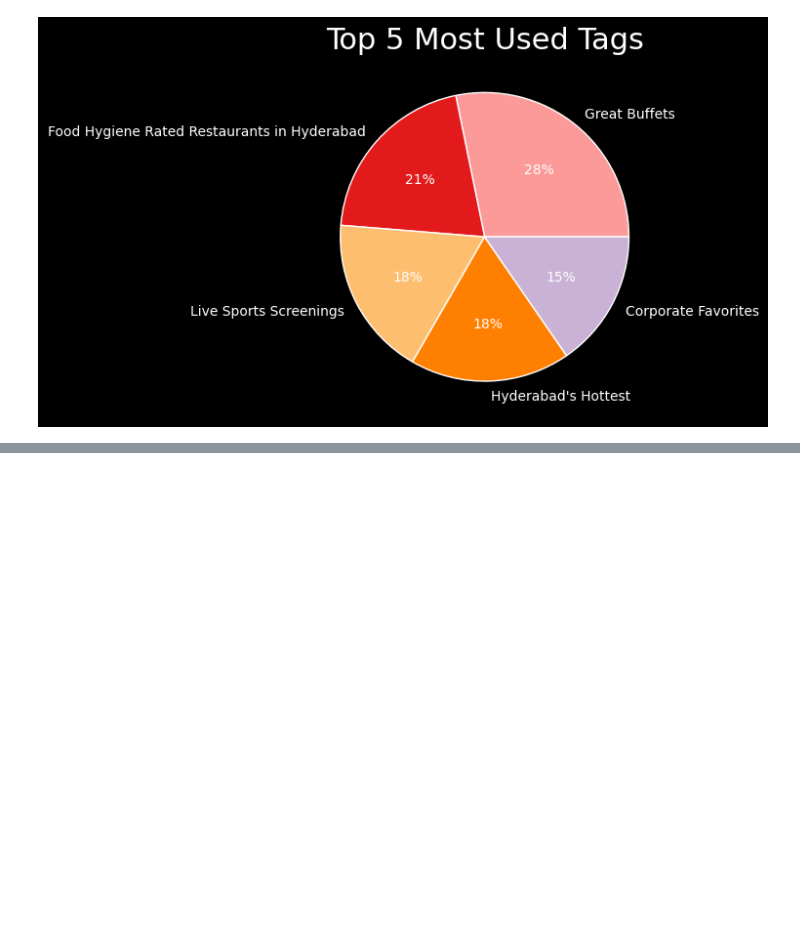
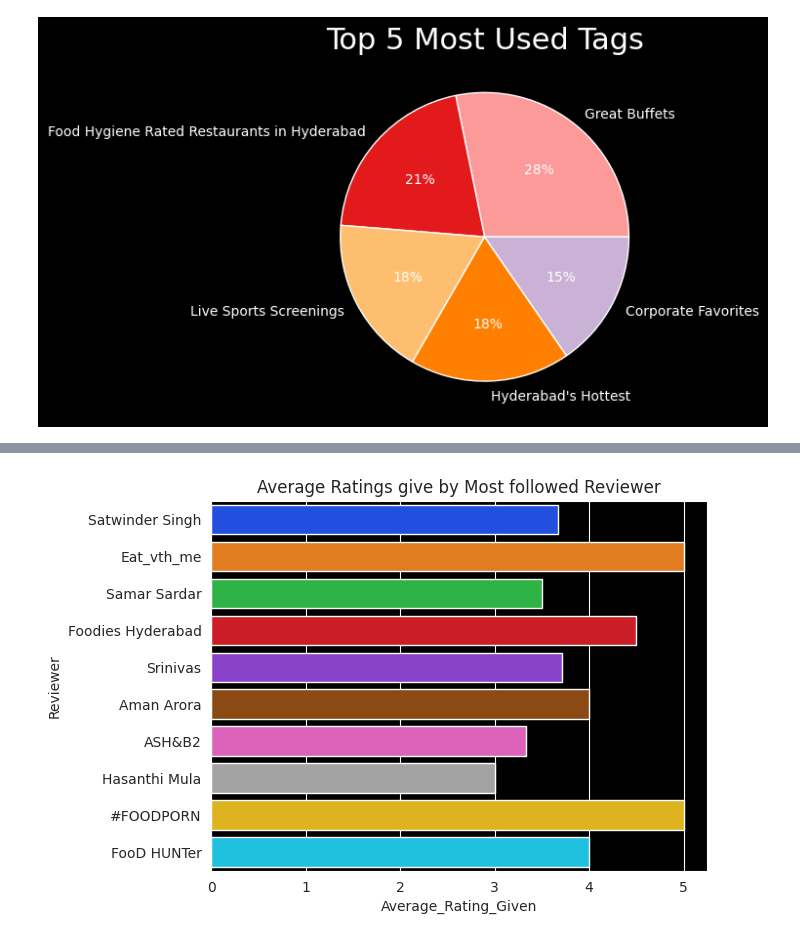
Before and after one commit to pi-mishra/Zomato-Restaurant-Clustering-And-Sentiment-Analysis, a Jupyter notebook: Zomato_Restaurant_Clustering_And_Sentiment_Analysis.ipynb, the cells around one changed output, grey strips where cells are left out. Saved outputs shown, nothing was run; the diff lists cells and outputs as text; code cells hidden in the pictures; blank space fills up the shorter version.

```diff
--- a/Zomato_Restaurant_Clustering_And_Sentiment_Analysis.ipynb
+++ b/Zomato_Restaurant_Clustering_And_Sentiment_Analysis.ipynb
@@ -794,0 +831,14 @@ plt.axis("off");
+# %%
+# Set the background color to black
+sns.set_style('darkgrid')
+
+# visualization code for average rating given by most followed reviewer
+sns.barplot(data = most_followed_reviewer[:10], x = 'Average_Rating_Given',
+            y = 'Reviewer',palette='bright')
+# Set the background color to black
+plt.gca().set_facecolor('black')
+
+plt.title('Average Ratings give by Most followed Reviewer')
+plt.show()
+# %% [output]
+[figure, added]
```
Also changed, not shown: parts of 6 cells of this notebook.
